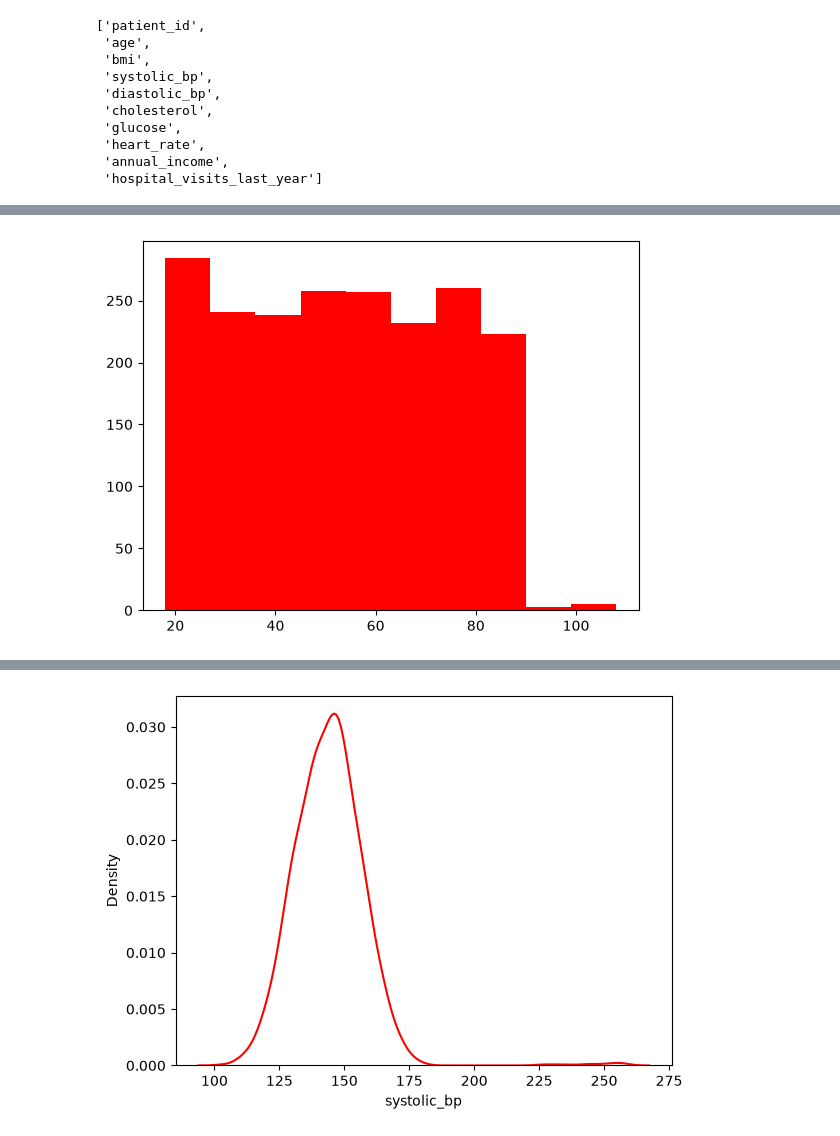
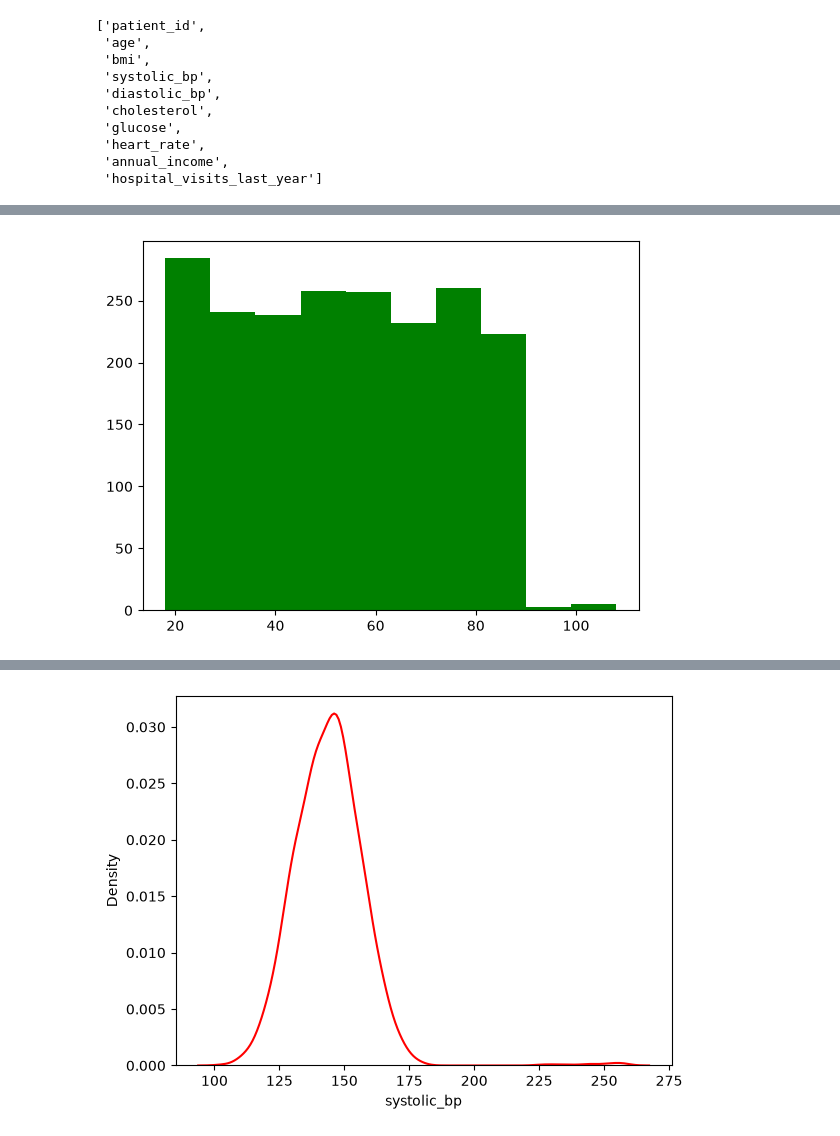
Before and after one commit to laxmanclinilaunch-hub/data_analytics-9-10-, a Jupyter notebook: 2.EDA/EDA_project.ipynb, the cells around one changed output, grey strips where cells are left out. Cells and saved outputs as stored; diff of their text form; code cells hidden in the pictures.

```diff
--- a/2.EDA/EDA_project.ipynb
+++ b/2.EDA/EDA_project.ipynb
@@ -685,5 +707,5 @@ numeric_features
 # %%
-plt.hist(df['age'], bins=10,color="red")
+plt.hist(df['age'], bins=10,color="green")
 plt.show()
 # %% [output]
-[figure, old version]
+[figure, new version]
```
Also changed, not shown: parts of 13 cells of this notebook.
